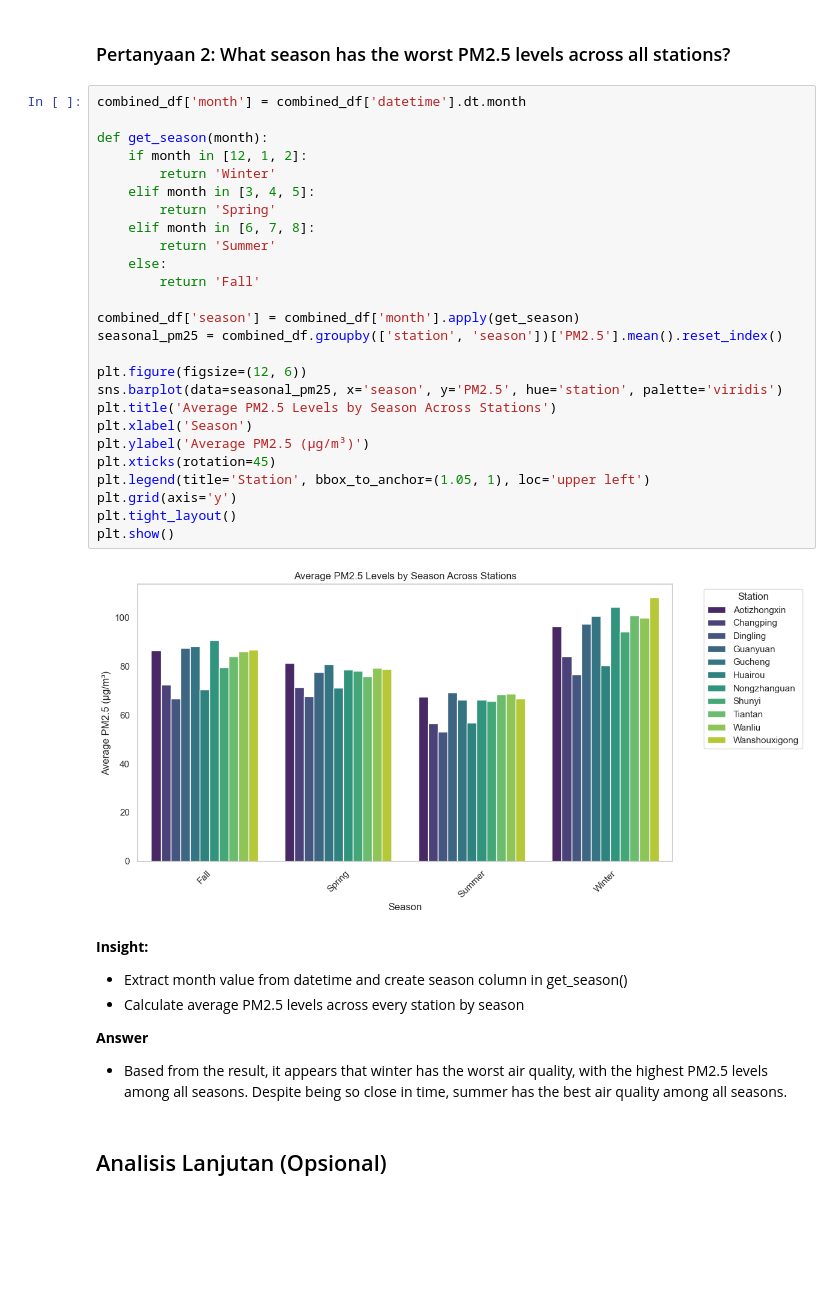
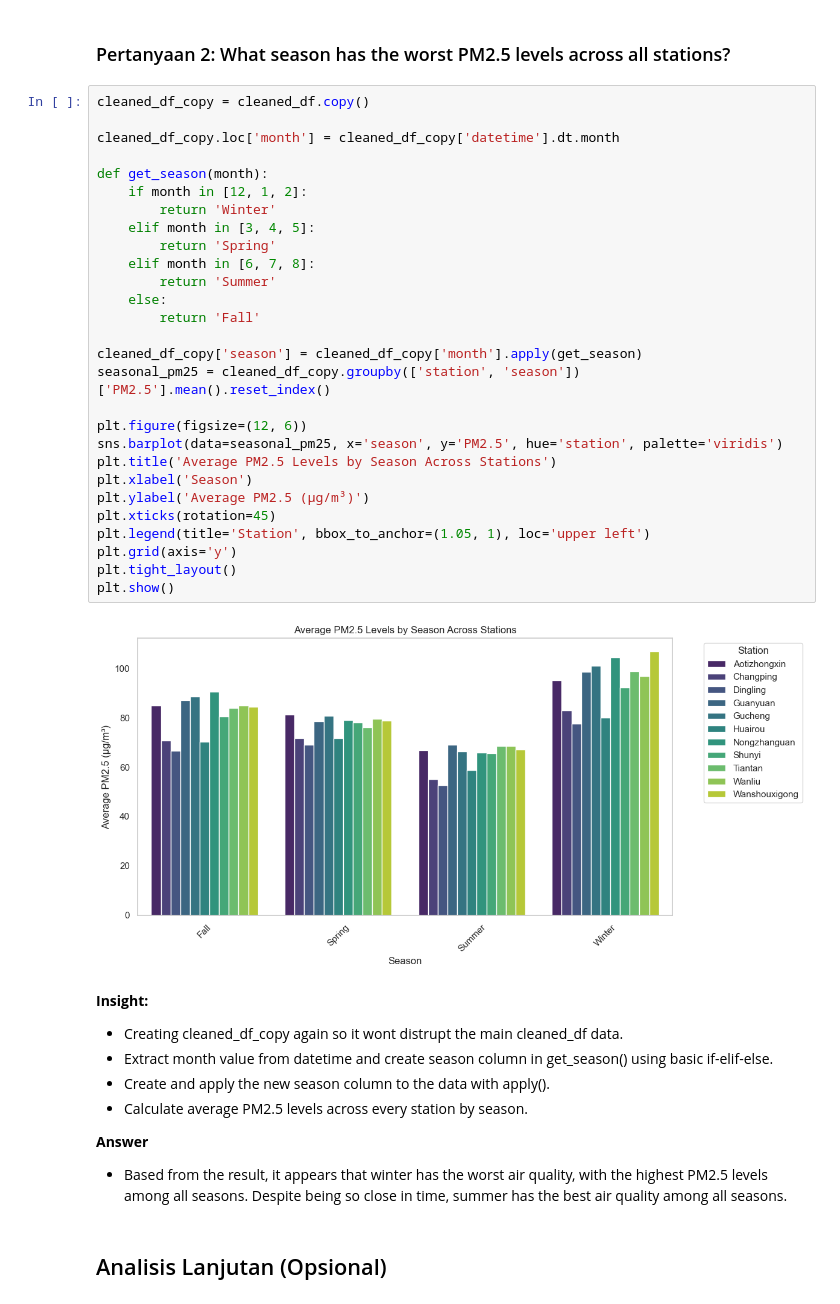
Before and after one commit to danaffani/AirQualityStreamlit, a Jupyter notebook: notebook.ipynb, the cells around one changed output. Drawn from its saved outputs; the diff is of its cells as text; blank space fills up the shorter version.

```diff
--- a/notebook.ipynb
+++ b/notebook.ipynb
@@ -214,37 +220,41 @@ plt.show()
 # %% [markdown]
 ### Pertanyaan 2: What season has the worst PM2.5 levels across all stations?
 # %%
-combined_df['month'] = combined_df['datetime'].dt.month
+cleaned_df_copy = cleaned_df.copy()
+
+cleaned_df_copy.loc['month'] = cleaned_df_copy['datetime'].dt.month
 
 def get_season(month):
     if month in [12, 1, 2]:
         return 'Winter'
     elif month in [3, 4, 5]:
         return 'Spring'
     elif month in [6, 7, 8]:
         return 'Summer'
     else:
         return 'Fall'
 
-combined_df['season'] = combined_df['month'].apply(get_season)
-seasonal_pm25 = combined_df.groupby(['station', 'season'])['PM2.5'].mean().reset_index()
+cleaned_df_copy['season'] = cleaned_df_copy['month'].apply(get_season)
+seasonal_pm25 = cleaned_df_copy.groupby(['station', 'season'])['PM2.5'].mean().reset_index()
 
 plt.figure(figsize=(12, 6))
 sns.barplot(data=seasonal_pm25, x='season', y='PM2.5', hue='station', palette='viridis')
 plt.title('Average PM2.5 Levels by Season Across Stations')
 plt.xlabel('Season')
 plt.ylabel('Average PM2.5 (µg/m³)')
 plt.xticks(rotation=45)
 plt.legend(title='Station', bbox_to_anchor=(1.05, 1), loc='upper left')
 plt.grid(axis='y')
 plt.tight_layout()
 plt.show()
 # %% [output]
-[figure, old version]
+[figure, new version]
 # %% [markdown]
 **Insight:**
-- Extract month value from datetime and create season column in get_season()
-- Calculate average PM2.5 levels across every station by season
+- Creating cleaned_df_copy again so it wont distrupt the main cleaned_df data.
+- Extract month value from datetime and create season column in get_season() using basic if-elif-else.
+- Create and apply the new season column to the data with apply().
+- Calculate average PM2.5 levels across every station by season.
 
 **Answer**
 - Based from the result, it appears that winter has the worst air quality, with the highest PM2.5 levels among all seasons. Despite being so close in time, summer has the best air quality among all seasons.
```
Also changed, not shown: parts of 8 cells of this notebook, 1 other file.
